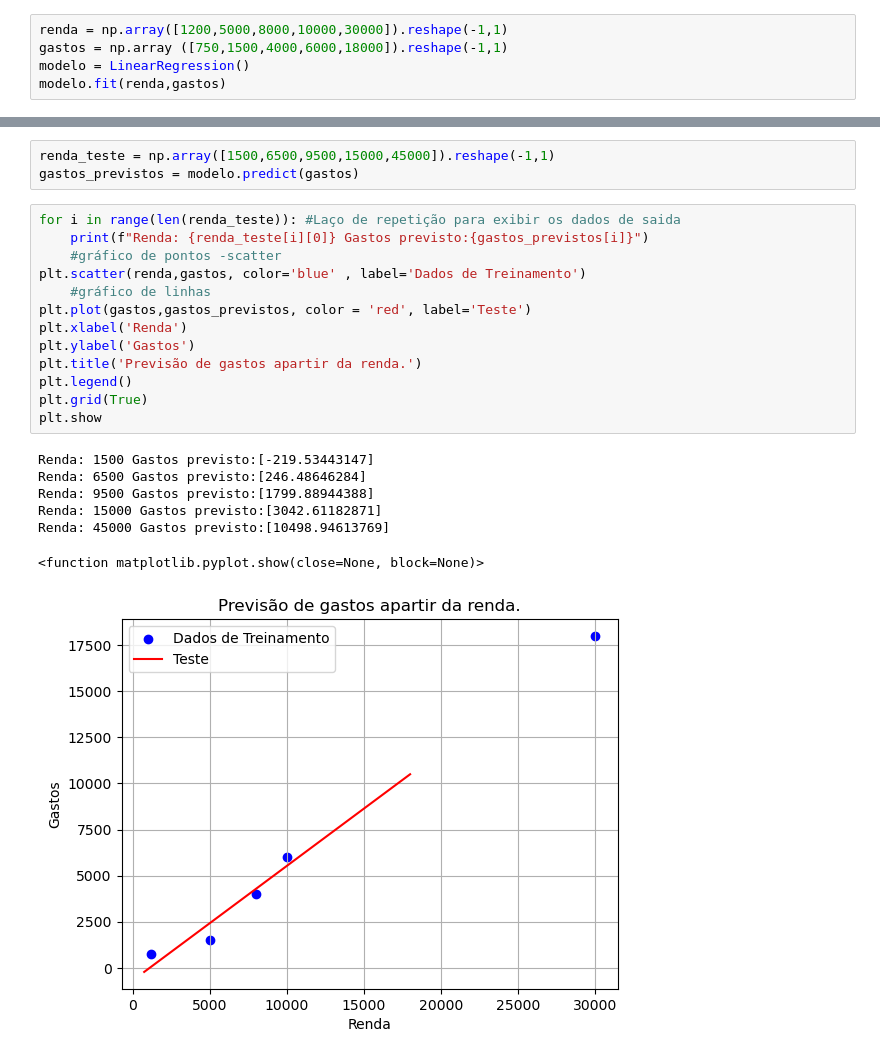
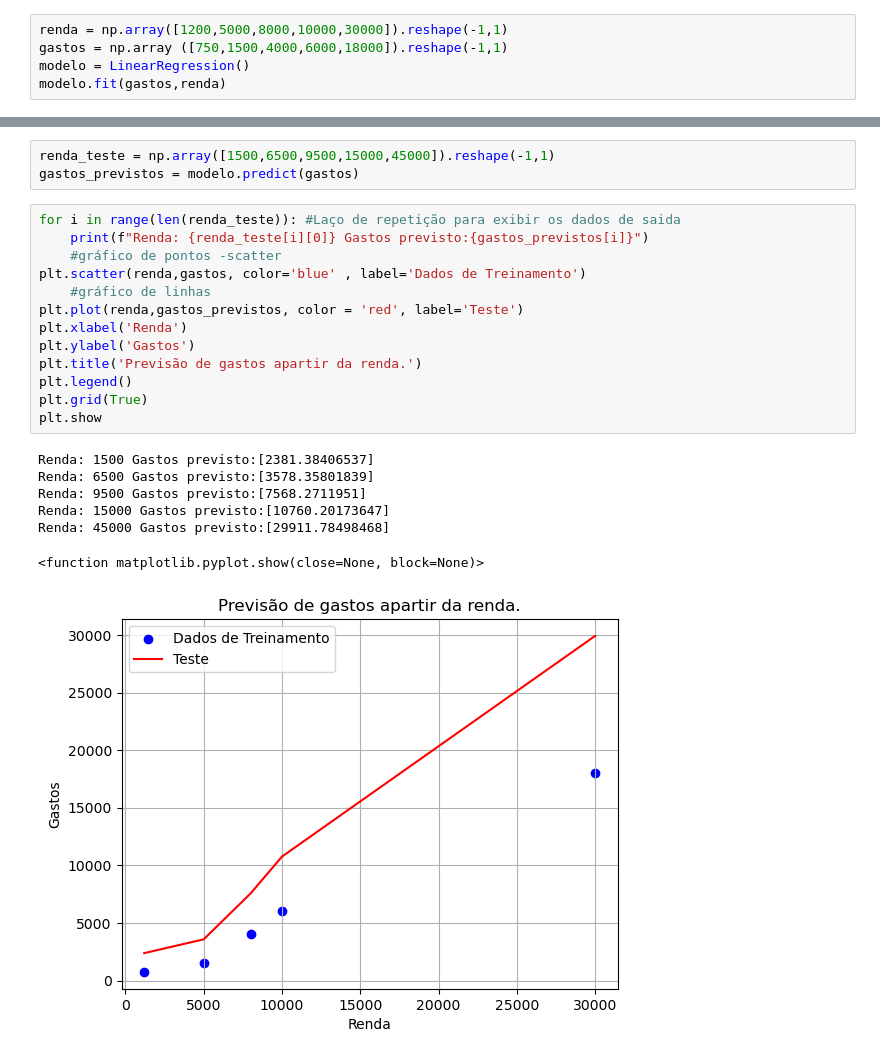
Before and after one commit to RSVictor/Codigos_IABD2024, a Jupyter notebook: Aula 05/exercicio4.ipynb, the cells around one changed output, grey strips where cells are left out. Saved outputs shown, nothing was run; the diff lists cells and outputs as text.

```diff
--- a/Aula 05/exercicio4.ipynb
+++ b/Aula 05/exercicio4.ipynb
@@ -7,7 +7,7 @@ import matplotlib.pyplot as plt
 renda = np.array([1200,5000,8000,10000,30000]).reshape(-1,1)
 gastos = np.array ([750,1500,4000,6000,18000]).reshape(-1,1)
 modelo = LinearRegression()
-modelo.fit(renda,gastos)
+modelo.fit(gastos,renda)
 # %% [output]
 LinearRegression()
 # %%
@@ -16,21 +16,21 @@ gastos_previstos = modelo.predict(gastos)
 # %%
 for i in range(len(renda_teste)): #Laço de repetição para exibir os dados de saida
     print(f"Renda: {renda_teste[i][0]} Gastos previsto:{gastos_previstos[i]}")
     #gráfico de pontos -scatter
 plt.scatter(renda,gastos, color='blue' , label='Dados de Treinamento')
     #gráfico de linhas
-plt.plot(gastos,gastos_previstos, color = 'red', label='Teste')
+plt.plot(renda,gastos_previstos, color = 'red', label='Teste')
 plt.xlabel('Renda')
 plt.ylabel('Gastos')
 plt.title('Previsão de gastos apartir da renda.')
 plt.legend()
 plt.grid(True)
 plt.show
 # %% [output]
-Renda: 1500 Gastos previsto:[-219.53443147]
-Renda: 6500 Gastos previsto:[246.48646284]
-Renda: 9500 Gastos previsto:[1799.88944388]
-Renda: 15000 Gastos previsto:[3042.61182871]
-Renda: 45000 Gastos previsto:[10498.94613769]
+Renda: 1500 Gastos previsto:[2381.38406537]
+Renda: 6500 Gastos previsto:[3578.35801839]
+Renda: 9500 Gastos previsto:[7568.2711951]
+Renda: 15000 Gastos previsto:[10760.20173647]
+Renda: 45000 Gastos previsto:[29911.78498468]
 <function matplotlib.pyplot.show(close=None, block=None)>
-[figure, old version]
+[figure, new version]
```
Also changed, not shown: 3 other files.
